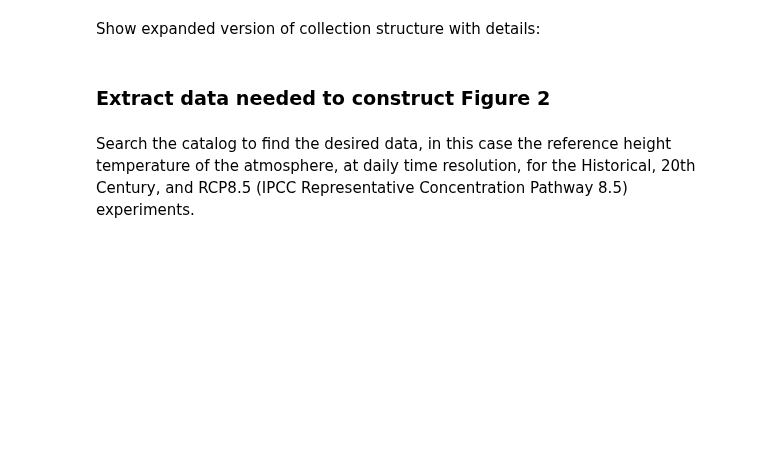
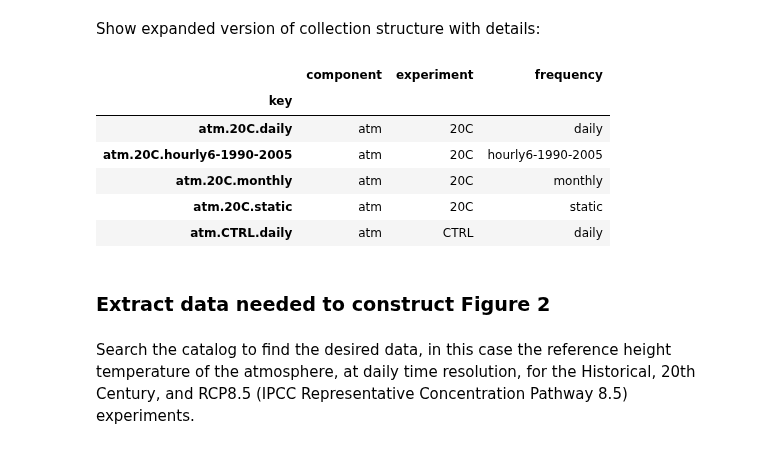
Before and after one commit to ProjectPythia/cesm-lens-aws-cookbook, a Jupyter notebook: notebooks/example-workflows/key-figures.ipynb, the cells around one changed output. Cells and saved outputs as stored; diff of their text form; code cells hidden in the pictures; blank space fills up the shorter version.

```diff
--- a/notebooks/example-workflows/key-figures.ipynb
+++ b/notebooks/example-workflows/key-figures.ipynb
@@ -71,3 +100,13 @@ pprint.pprint(uniques, compact=True, indent=4)
+# %%
+col.keys_info().head()
+# %% [output]
+|  | component | experiment | frequency |
+| key |  |  |  |
+| atm.20C.daily | atm | 20C | daily |
+| atm.20C.hourly6-1990-2005 | atm | 20C | hourly6-1990-2005 |
+| atm.20C.monthly | atm | 20C | monthly |
+| atm.20C.static | atm | 20C | static |
+| atm.CTRL.daily | atm | CTRL | daily |
 # %% [markdown]
 ### Extract data needed to construct Figure 2
 # %% [markdown]
```
Also changed, not shown: parts of 29 cells of this notebook, 1 other file.
